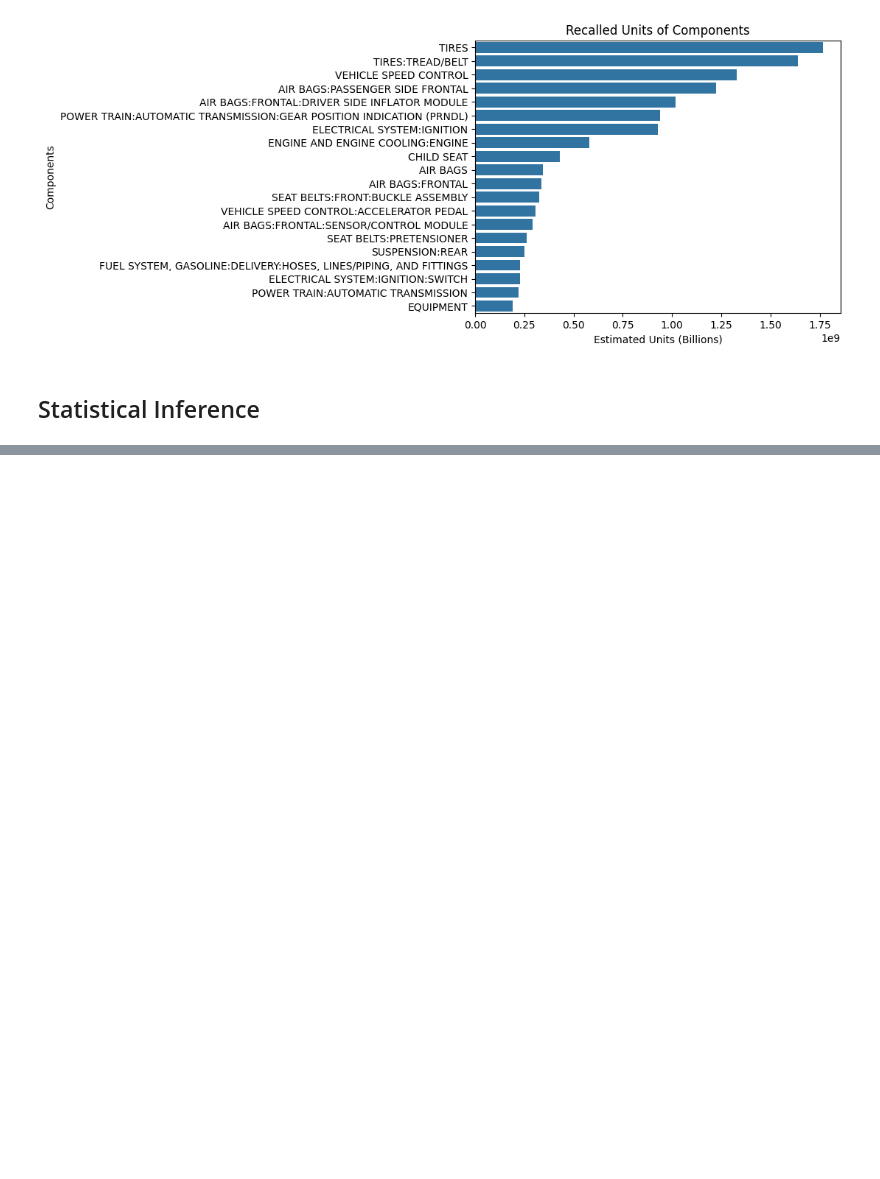
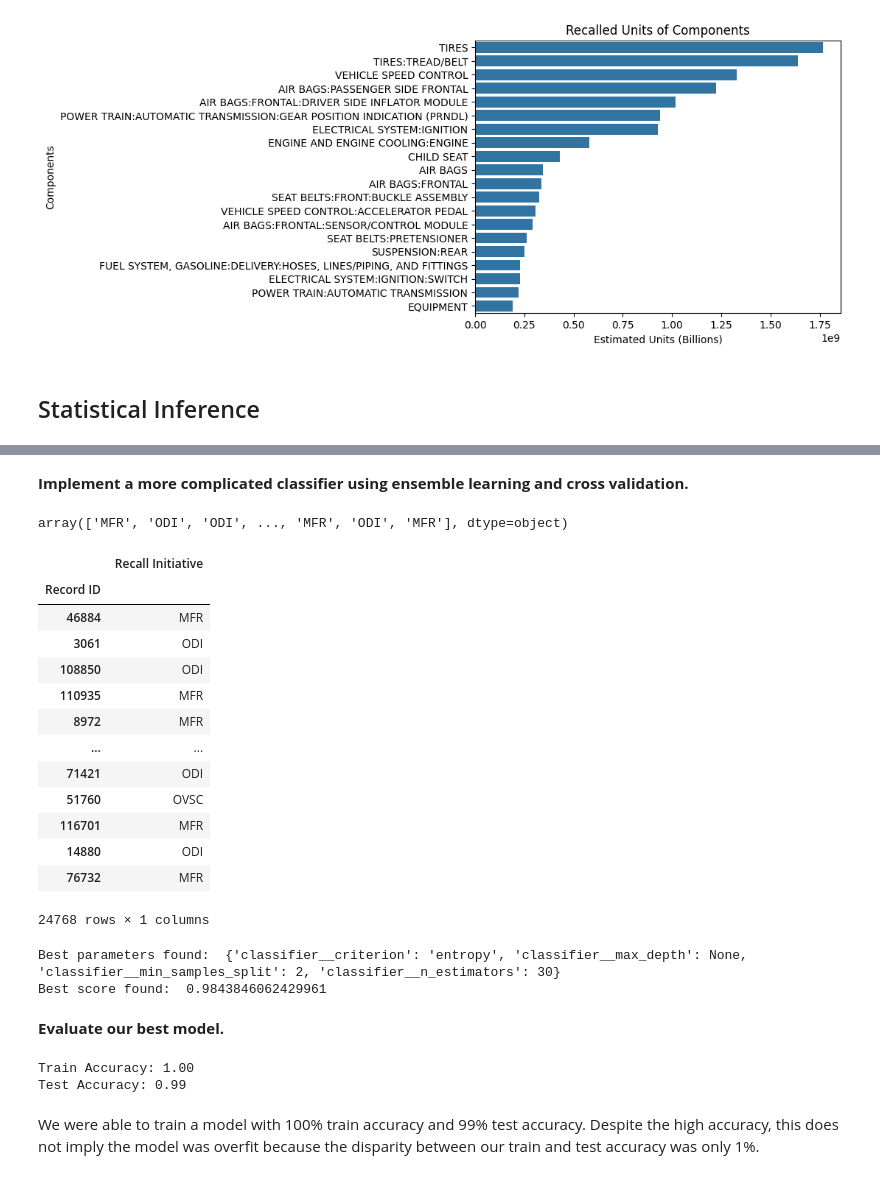
Before and after one commit to oowenn/vehicle_recalls_analysis, a Jupyter notebook: vehicle_recalls_analysis.ipynb, the cells around one changed output, grey strips where cells are left out. Cells and saved outputs as stored; diff of their text form; code cells hidden in the pictures; blank space fills up the shorter version.

```diff
--- a/vehicle_recalls_analysis.ipynb
+++ b/vehicle_recalls_analysis.ipynb
@@ -249,8 +268,7 @@ df['Model Year'] = df['Model Year'].replace(9999, np.nan)
 # %% [markdown]
 **Plot the number of units recalled each year.**
 # %%
-df['Year'] = df['Recall Notification Date'].dt.year
-est_units_grouped_year = df.groupby('Year')['Estimated Units'].sum()
+est_units_grouped_year = df.groupby('Recall Year')['Estimated Units'].sum()
 # %%
 sns.lineplot(est_units_grouped_year)
 plt.title('Estimated Units Recalled Each Year')
@@ -355,0 +355,9 @@ encoded_df.head()
+# %%
+impute_categories = ['Manufacturer Campaign', 'Vehicle Manufacturer', 'Recall Initiative']
+impute_nums = ['Estimated Units', 'Recall Year', 'Manufacture Start Year', 'Manufacture End Year']
+
+most_frequent = SimpleImputer(strategy='most_frequent')
+mean = SimpleImputer(strategy='mean')
+
+df[impute_categories] = most_frequent.fit_transform(df[impute_categories])
+df[impute_nums] = mean.fit_transform(df[impute_nums])
@@ -355,0 +366,4 @@ encoded_df.head()
+# %%
+X = df.drop(columns=['Manufacture Start Date', 'Manufacture End Date', 'Recall Notification Date', 'Recall Initiative'])
+y = df['Recall Initiative']
+X_train, X_test, y_train, y_test = train_test_split(X, y, test_size=0.2, random_state=10)
@@ -355,0 +425,2 @@ encoded_df.head()
+# %% [markdown]
+**Implement a more complicated classifier using ensemble learning and cross validation.**
@@ -355,0 +444,45 @@ encoded_df.head()
+# %%
+y_pred
+# %% [output]
+array(['MFR', 'ODI', 'ODI', ..., 'MFR', 'ODI', 'MFR'], dtype=object)
+# %%
+y_test
+# %% [output]
+|  | Recall Initiative |
+| Record ID |  |
+| 46884 | MFR |
+| 3061 | ODI |
+| 108850 | ODI |
+| 110935 | MFR |
+| 8972 | MFR |
+| ... | ... |
+| 71421 | ODI |
+| 51760 | OVSC |
+| 116701 | MFR |
+| 14880 | ODI |
+| 76732 | MFR |
+24768 rows × 1 columns
+# %%
+print("Best parameters found: ", grid_search.best_params_)
+print("Best score found: ", grid_search.best_score_)
+# %% [output]
+Best parameters found:  {'classifier__criterion': 'entropy', 'classifier__max_depth': None, 'classifier__min_samples_split': 2, 'classifier__n_estimators': 30}
+Best score found:  0.9843846062429961
+# %% [markdown]
+**Evaluate our best model.**
+# %%
+best_model = grid_search.best_estimator_
+
+y_pred_train = best_model.predict(X_train)
+y_pred_test = best_model.predict(X_test)
+
+accuracy_train = accuracy_score(y_train, y_pred_train)
+accuracy_test = accuracy_score(y_test, y_pred_test)
+
+print(f"Train Accuracy: {accuracy_train:.2f}")
+print(f"Test Accuracy: {accuracy_test:.2f}")
+# %% [output]
+Train Accuracy: 1.00
+Test Accuracy: 0.99
+# %% [markdown]
+We were able to train a model with 100% train accuracy and 99% test accuracy. Despite the high accuracy, this does not imply the model was overfit because the disparity between our train and test accuracy was only 1%.
```
Also changed, not shown: parts of 19 cells of this notebook.
